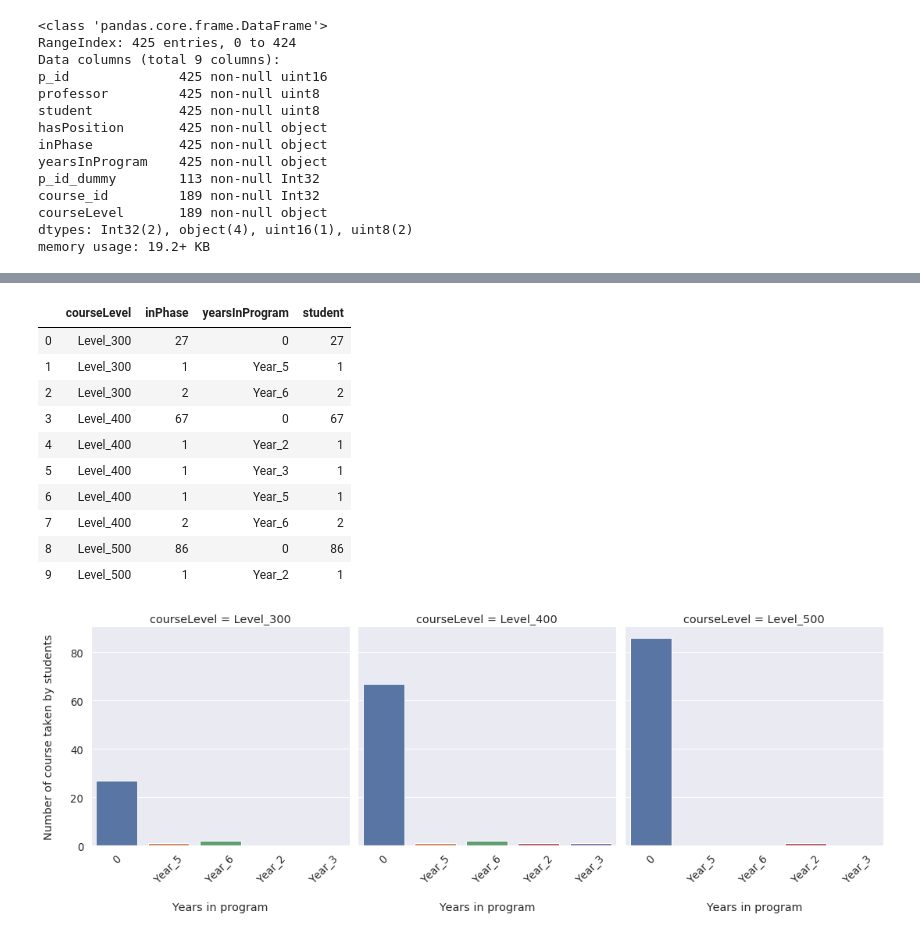
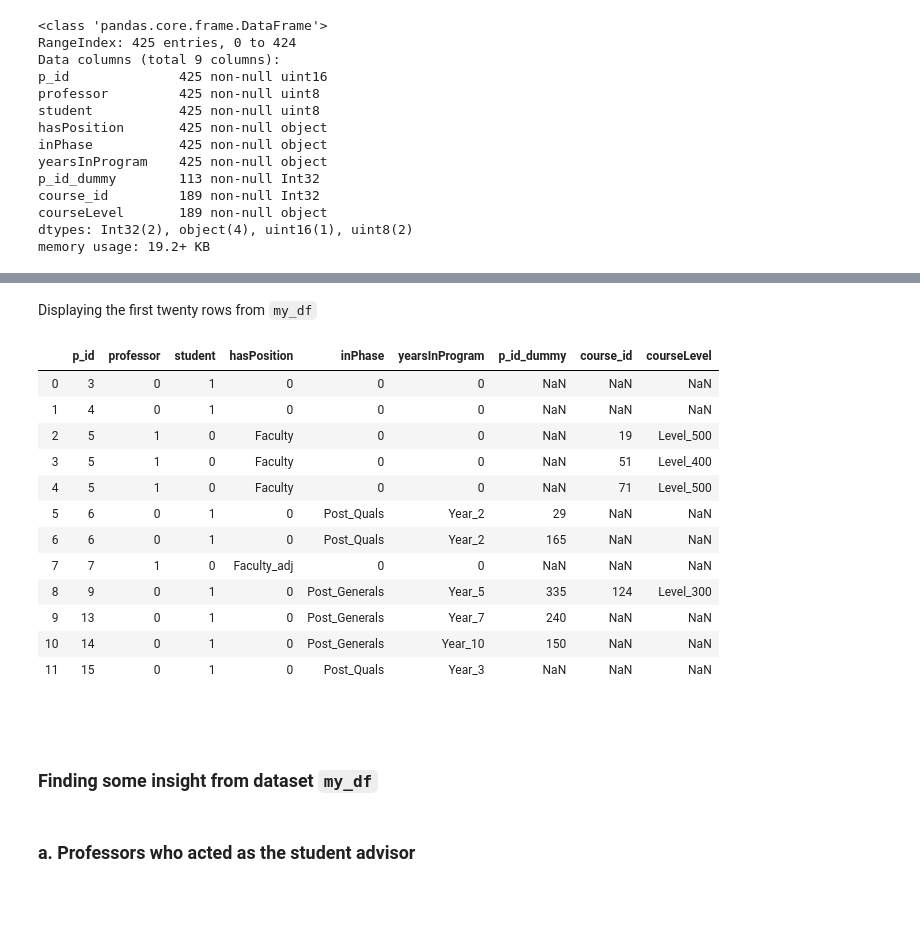
Before and after one commit to ad-riyan/dqlab_idc3, a Jupyter notebook: dqlab_idc_3.ipynb, the cells around one changed output, grey strips where cells are left out. Cells and saved outputs as stored; diff of their text form; code cells hidden in the pictures; blank space fills up the shorter version.

```diff
--- a/dqlab_idc_3.ipynb
+++ b/dqlab_idc_3.ipynb
@@ -67,5 +78,5 @@ Read the csv file `uw_cse.csv`
 # %%
-my_df = pd.read_csv("uw_cse.csv")
+my_df = pd.read_csv("./data/uw_cse.csv")
 my_df.info()
 # %% [output]
 <class 'pandas.core.frame.DataFrame'>
@@ -290,30 +121,24 @@ display(_e_[["courseLevel", "inPhase", "yearsInProgram", "student"]])
-# %%
-_e2_ = (my_df.groupby(by=["courseLevel", "yearsInProgram"],
-                     as_index=False)
-           .agg("count"))
-
-p = sns.catplot(data=_e2_,
-                col="courseLevel",
-                x="yearsInProgram",
-                y="student",
-                hue="yearsInProgram",
-                col_wrap=3,
-                dodge=False,
-                kind="bar")
-p.set_axis_labels("\nYears in program", "Number of course taken by students\n")
-[plt.setp(item.get_xticklabels(), rotation=45) for item in p.axes];
-
-display(_e2_[["courseLevel", "inPhase", "yearsInProgram", "student"]])
-# %% [output]
-|  | courseLevel | inPhase | yearsInProgram | student |
-| 0 | Level_300 | 27 | 0 | 27 |
-| 1 | Level_300 | 1 | Year_5 | 1 |
-| 2 | Level_300 | 2 | Year_6 | 2 |
-| 3 | Level_400 | 67 | 0 | 67 |
-| 4 | Level_400 | 1 | Year_2 | 1 |
-| 5 | Level_400 | 1 | Year_3 | 1 |
-| 6 | Level_400 | 1 | Year_5 | 1 |
-| 7 | Level_400 | 2 | Year_6 | 2 |
-| 8 | Level_500 | 86 | 0 | 86 |
-| 9 | Level_500 | 1 | Year_2 | 1 |
-[figure, removed]
+# %% [markdown]
+Displaying the first twenty rows from `my_df`
+# %%
+my_df.head(12)
+# %% [output]
+|  | p_id | professor | student | hasPosition | inPhase | yearsInProgram | p_id_dummy | course_id | courseLevel |
+| 0 | 3 | 0 | 1 | 0 | 0 | 0 | NaN | NaN | NaN |
+| 1 | 4 | 0 | 1 | 0 | 0 | 0 | NaN | NaN | NaN |
+| 2 | 5 | 1 | 0 | Faculty | 0 | 0 | NaN | 19 | Level_500 |
+| 3 | 5 | 1 | 0 | Faculty | 0 | 0 | NaN | 51 | Level_400 |
+| 4 | 5 | 1 | 0 | Faculty | 0 | 0 | NaN | 71 | Level_500 |
+| 5 | 6 | 0 | 1 | 0 | Post_Quals | Year_2 | 29 | NaN | NaN |
+| 6 | 6 | 0 | 1 | 0 | Post_Quals | Year_2 | 165 | NaN | NaN |
+| 7 | 7 | 1 | 0 | Faculty_adj | 0 | 0 | NaN | NaN | NaN |
+| 8 | 9 | 0 | 1 | 0 | Post_Generals | Year_5 | 335 | 124 | Level_300 |
+| 9 | 13 | 0 | 1 | 0 | Post_Generals | Year_7 | 240 | NaN | NaN |
+| 10 | 14 | 0 | 1 | 0 | Post_Generals | Year_10 | 150 | NaN | NaN |
+| 11 | 15 | 0 | 1 | 0 | Post_Quals | Year_3 | NaN | NaN | NaN |
+# %% [markdown]
+<br>
+# %% [markdown]
+### Finding some insight from dataset `my_df`
+# %% [markdown]
+### a. Professors who acted as the student advisor
```
Also changed, not shown: parts of 49 cells of this notebook, 4 other files.
